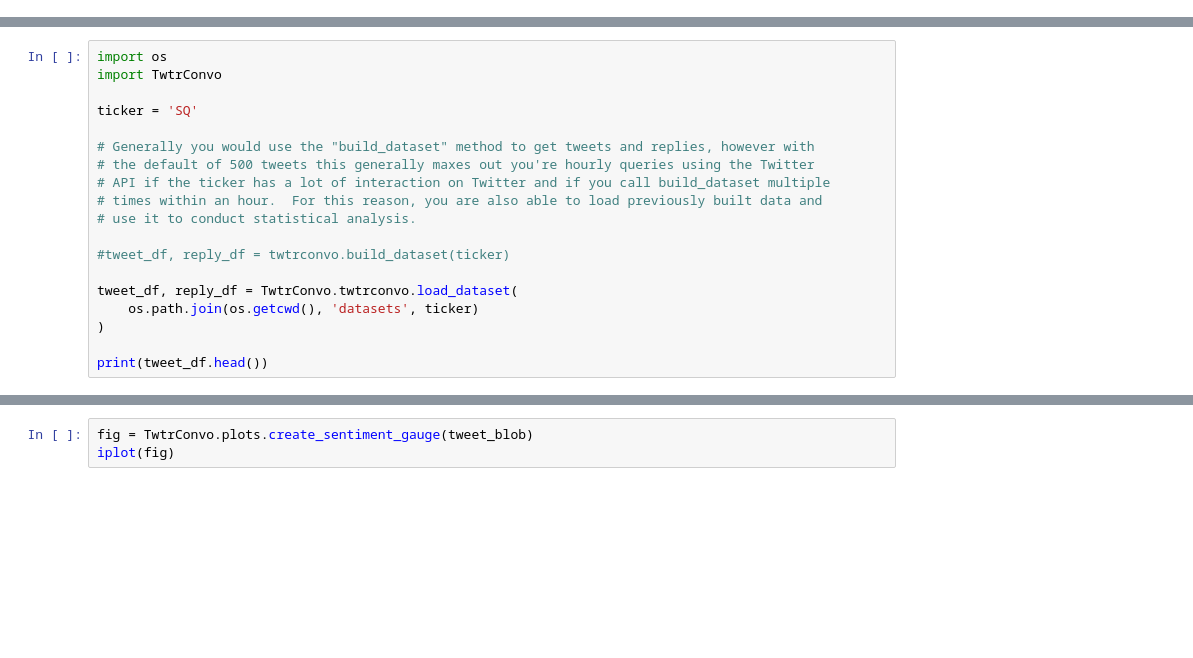
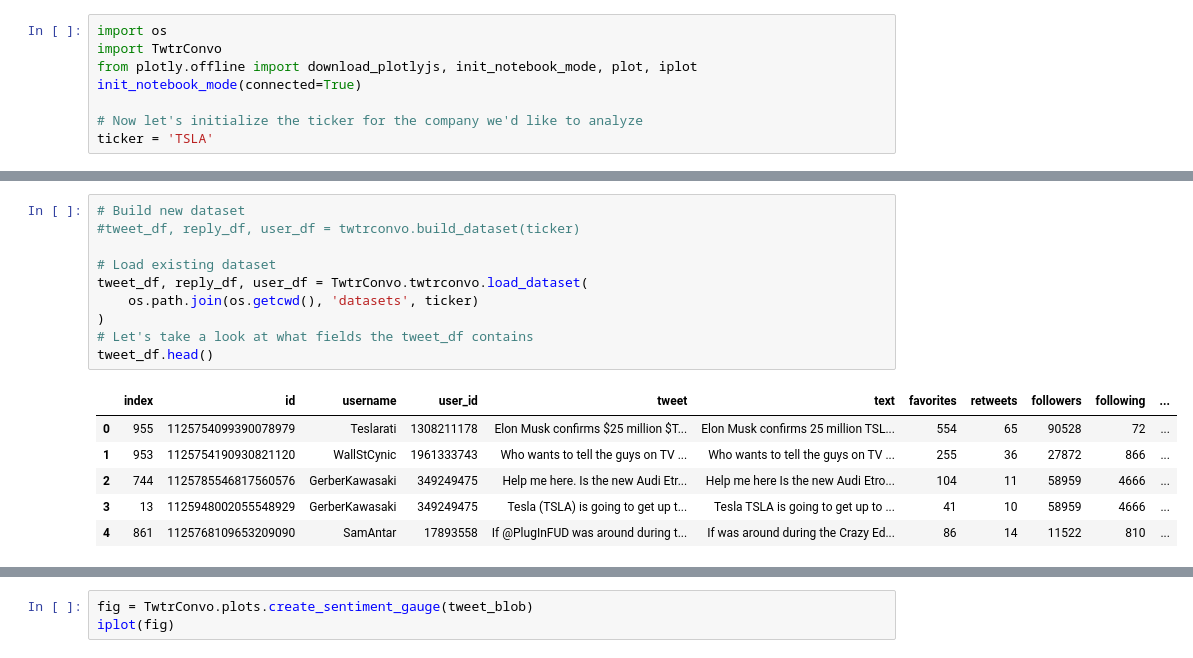
Before and after one commit to LAdaKid/TwtrConvo, a Jupyter notebook: README.ipynb, the cells around one changed output, grey strips where cells are left out. Saved outputs shown, nothing was run; the diff lists cells and outputs as text; blank space fills up the shorter version.

```diff
--- a/README.ipynb
+++ b/README.ipynb
@@ -28,0 +32,8 @@ This will allow the TwtrConvo "tweets" module access to the Twitter API in order
+# %%
+import os
+import TwtrConvo
+from plotly.offline import download_plotlyjs, init_notebook_mode, plot, iplot
+init_notebook_mode(connected=True)
+
+# Now let's initialize the ticker for the company we'd like to analyze
+ticker = 'TSLA'
@@ -35,19 +63,0 @@ The twtrconvo module houses the main logic of the package including the methods
-# %%
-import os
-import TwtrConvo
-
-ticker = 'SQ'
-
-# Generally you would use the "build_dataset" method to get tweets and replies, however with
-# the default of 500 tweets this generally maxes out you're hourly queries using the Twitter
-# API if the ticker has a lot of interaction on Twitter and if you call build_dataset multiple
-# times within an hour.  For this reason, you are also able to load previously built data and
-# use it to conduct statistical analysis.
-
-#tweet_df, reply_df = twtrconvo.build_dataset(ticker)
-
-tweet_df, reply_df = TwtrConvo.twtrconvo.load_dataset(
-    os.path.join(os.getcwd(), 'datasets', ticker)
-)
-
-print(tweet_df.head())
@@ -73,0 +68,17 @@ print(tweet_df.head())
+# %%
+# Build new dataset
+#tweet_df, reply_df, user_df = twtrconvo.build_dataset(ticker)
+
+# Load existing dataset
+tweet_df, reply_df, user_df = TwtrConvo.twtrconvo.load_dataset(
+    os.path.join(os.getcwd(), 'datasets', ticker)
+)
+# Let's take a look at what fields the tweet_df contains
+tweet_df.head()
+# %% [output]
+|  | index | id | username | user_id | tweet | text | favorites | retweets | followers | following | ... |
+| 0 | 955 | 1125754099390078979 | Teslarati | 1308211178 | Elon Musk confirms $25 million $T... | Elon Musk confirms 25 million TSL... | 554 | 65 | 90528 | 72 | ... |
+| 1 | 953 | 1125754190930821120 | WallStCynic | 1961333743 | Who wants to tell the guys on TV ... | Who wants to tell the guys on TV ... | 255 | 36 | 27872 | 866 | ... |
+| 2 | 744 | 1125785546817560576 | GerberKawasaki | 349249475 | Help me here. Is the new Audi Etr... | Help me here Is the new Audi Etro... | 104 | 11 | 58959 | 4666 | ... |
+| 3 | 13 | 1125948002055548929 | GerberKawasaki | 349249475 | Tesla (TSLA) is going to get up t... | Tesla TSLA is going to get up to ... | 41 | 10 | 58959 | 4666 | ... |
+| 4 | 861 | 1125768109653209090 | SamAntar | 17893558 | If @PlugInFUD was around during t... | If was around during the Crazy Ed... | 86 | 14 | 11522 | 810 | ... |
```
Also changed, not shown: parts of 29 cells of this notebook, 5 other files.
